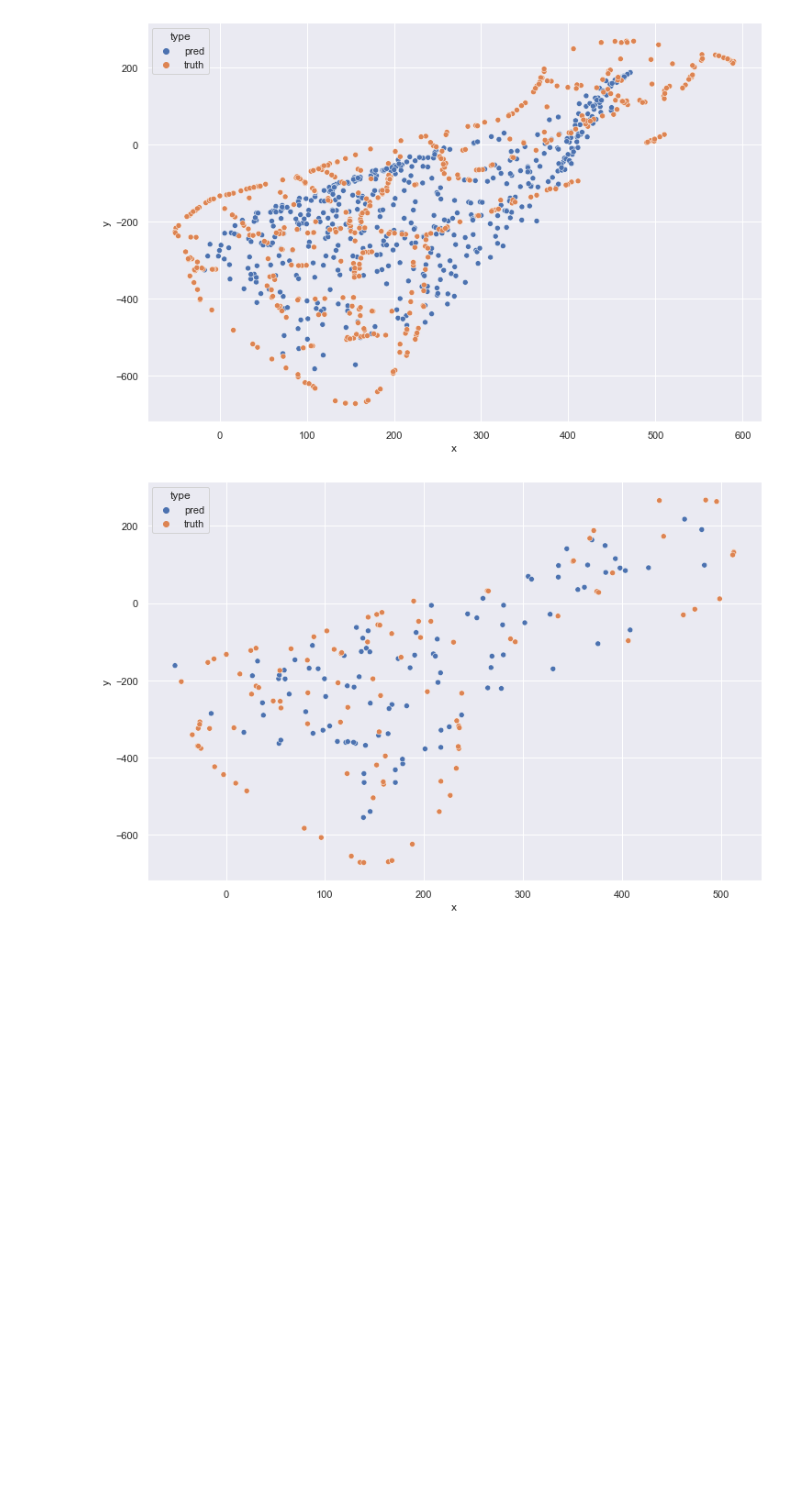
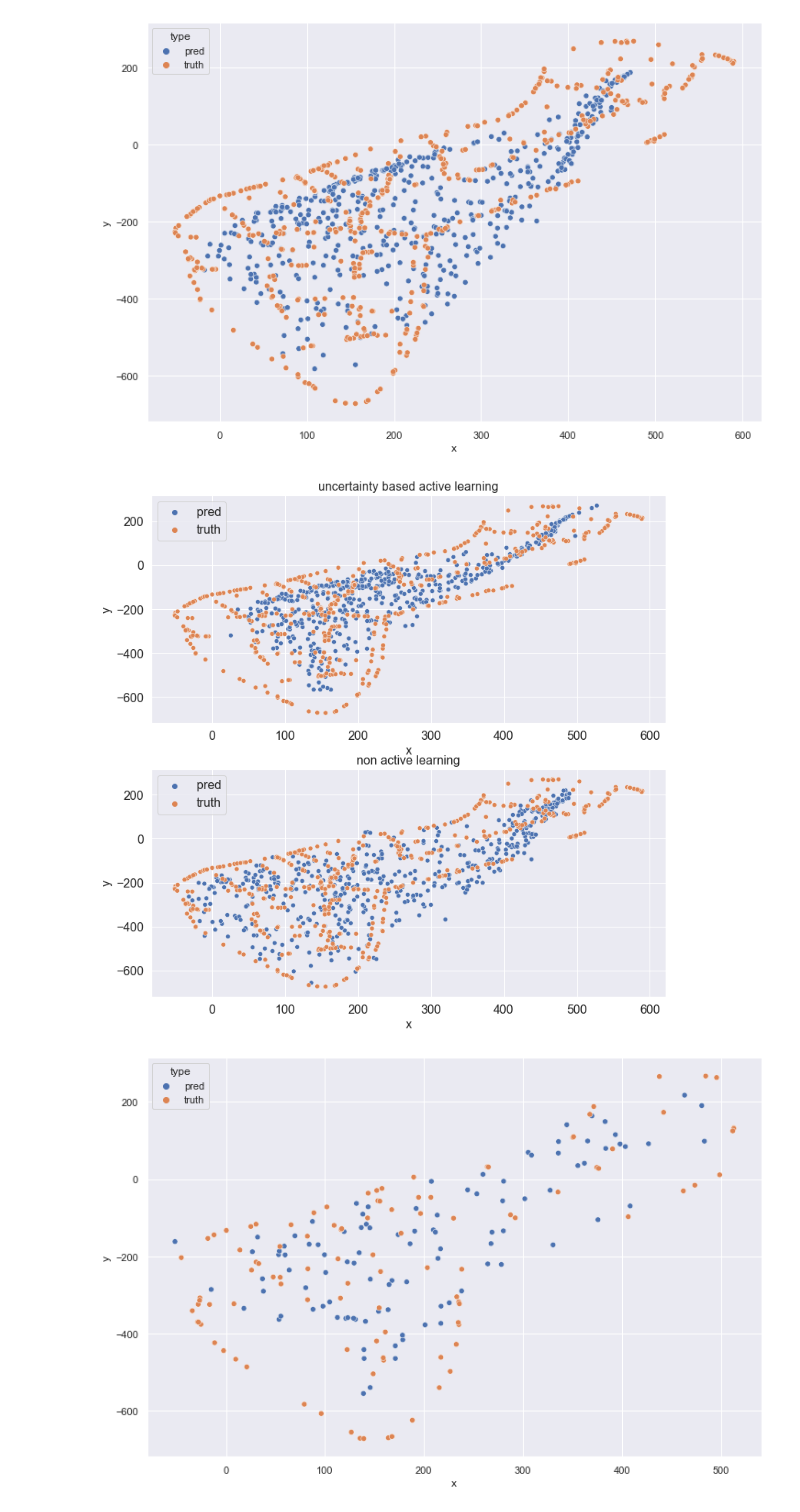
Before and after one commit to telenovelachuan/data_science, a Jupyter notebook: master_project/active_learning.ipynb, the cells around one changed output. Cells and saved outputs as stored; diff of their text form; code cells hidden in the pictures; blank space fills up the shorter version.

```diff
--- a/master_project/active_learning.ipynb
+++ b/master_project/active_learning.ipynb
@@ -163,6 +163,53 @@ concat = analyze_predictions(y_test_ae, file="cnn_ae_al1_margin_all_preds.csv")
 concat = analyze_predictions(y_test_ae, file="cnn_ae_al1_entropy_all_preds.csv")
 # %% [output]
 [figure]
+# %%
+def compare_predictions(y_test, x_test=None, model=None):
+    file1 = "cnn_ae_full_all_preds.csv"
+    if x_test is not None:
+        preds1 = model.predict(x_test)
+        preds1 = pd.DataFrame(preds, columns=["x", "y", "z"])
+    else:
+        preds1 = pd.read_csv(f"preds/{file1}")
+    preds1 = preds1[["x", "y", "z"]]
+    preds1["type"] = "pred"
+    truth = pd.DataFrame(y_test, columns=["x", "y", "z"])
+    truth = truth[["x", "y", "z"]]
+    truth["type"] = "truth"
+    concat1 = pd.concat([preds1, truth], ignore_index=True)
+    concat1 = concat1[concat1["x"]<600]
+    sns.set()
+    plt.subplots(2, 1, figsize=(12, 12))
+
+    plt.subplot(2, 1, 1)
+    ax1 = sns.scatterplot(x="x", y="y", data=concat1, hue="type")
+    fontsize = 16
+    plt.ylabel("y", fontsize=font_size)
+    plt.xlabel("x", fontsize=font_size)
+    plt.legend(prop={'size': font_size})
+    plt.xticks(fontsize=font_size)
+    plt.yticks(fontsize=font_size)
+    ax1.set_title("uncertainty based active learning", fontsize=fontsize)
+
+    file2 = "cnn_ae_al1_uncertainty_all_preds.csv"
+    preds2 = pd.read_csv(f"preds/{file2}")
+    preds2 = preds2[["x", "y", "z"]]
+    preds2["type"] = "pred"
+    concat2 = pd.concat([preds2, truth], ignore_index=True)
+    concat2 = concat2[concat2["x"]<600]
+    plt.subplot(2, 1, 2)
+    ax2 = sns.scatterplot(x="x", y="y", data=concat2, hue="type")
+    plt.ylabel("y", fontsize=font_size)
+    plt.xlabel("x", fontsize=font_size)
+
+    plt.legend(prop={'size': font_size})
+    plt.xticks(fontsize=font_size)
+    plt.yticks(fontsize=font_size)
+    ax2.set_title("non active learning", fontsize=fontsize)
+
+compare_predictions(y_test_ae)
+# %% [output]
+[figure, added]
 # %%
 analyze_predictions(test_y, x_test=test_x, model=model_ae)
 # %% [output]
```
Also changed, not shown: parts of 2 cells of this notebook, 8 other files.
